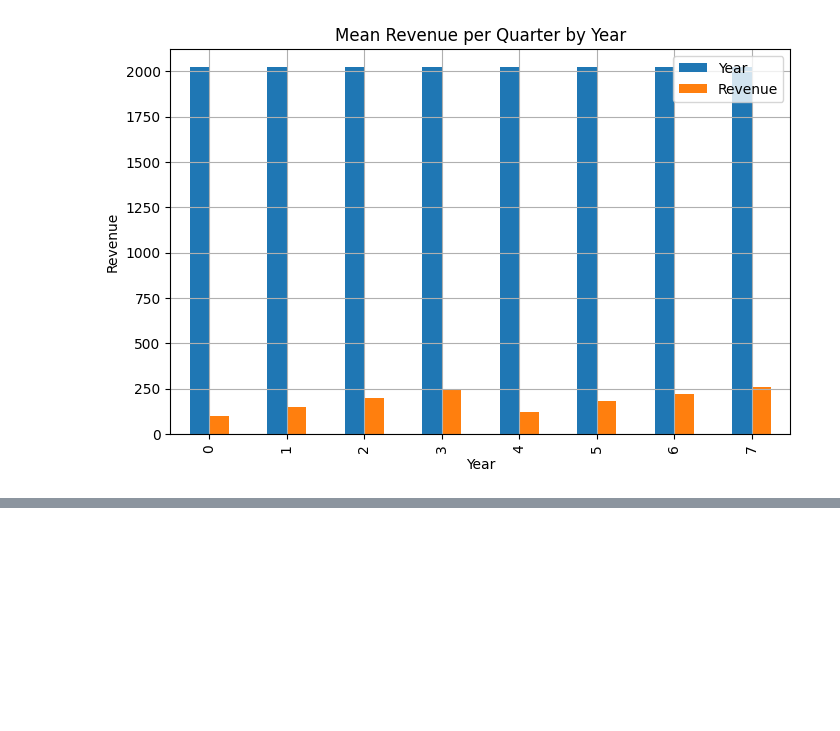
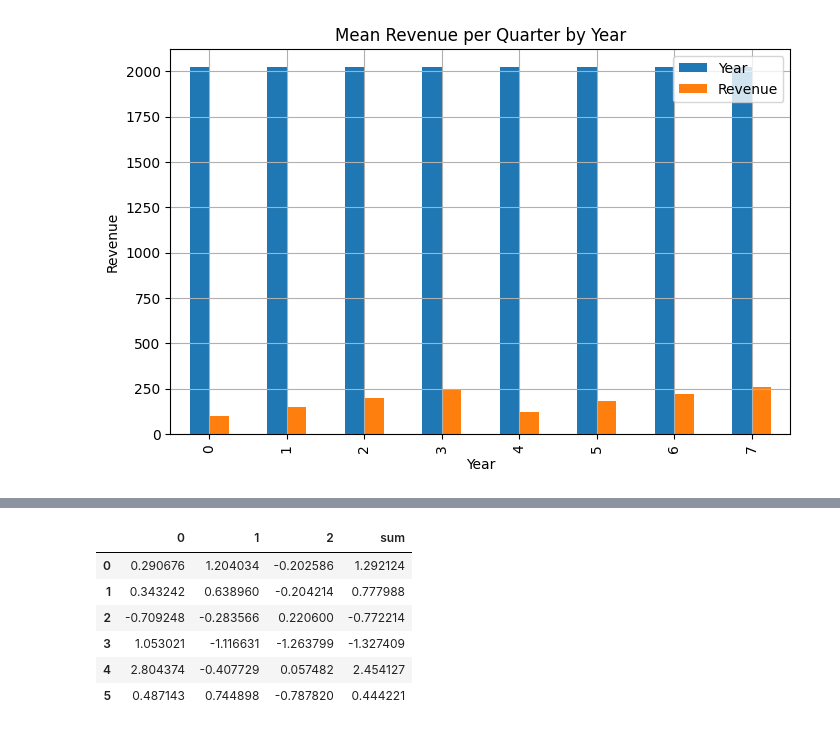
Before and after one commit to tahaftm/Udemy-ML, a Jupyter notebook: assignments/Data analysis/pandasasssignments.ipynb, the cells around one changed output, grey strips where cells are left out. Cells and saved outputs as stored; diff of their text form; code cells hidden in the pictures; blank space fills up the shorter version.

```diff
--- a/assignments/Data analysis/pandasasssignments.ipynb
+++ b/assignments/Data analysis/pandasasssignments.ipynb
@@ -284,0 +299,12 @@ plt.show()
+# %%
+df = pd.DataFrame(np.random.standard_normal(18).reshape(6,3))
+df['sum'] = df.apply(lambda row: row[0]+row[1]+row[2],axis = 1)
+df
+# %% [output]
+|  | 0 | 1 | 2 | sum |
+| 0 | 0.290676 | 1.204034 | -0.202586 | 1.292124 |
+| 1 | 0.343242 | 0.638960 | -0.204214 | 0.777988 |
+| 2 | -0.709248 | -0.283566 | 0.220600 | -0.772214 |
+| 3 | 1.053021 | -1.116631 | -1.263799 | -1.327409 |
+| 4 | 2.804374 | -0.407729 | 0.057482 | 2.454127 |
+| 5 | 0.487143 | 0.744898 | -0.787820 | 0.444221 |
```
Also changed, not shown: parts of 3 cells of this notebook.
